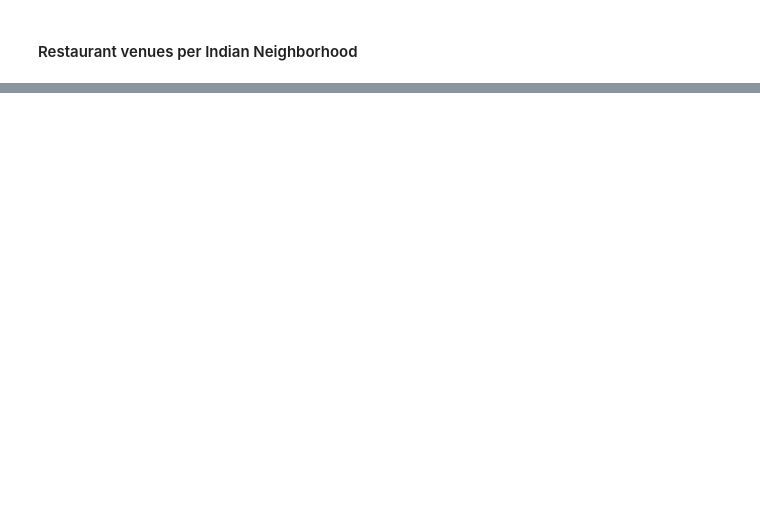
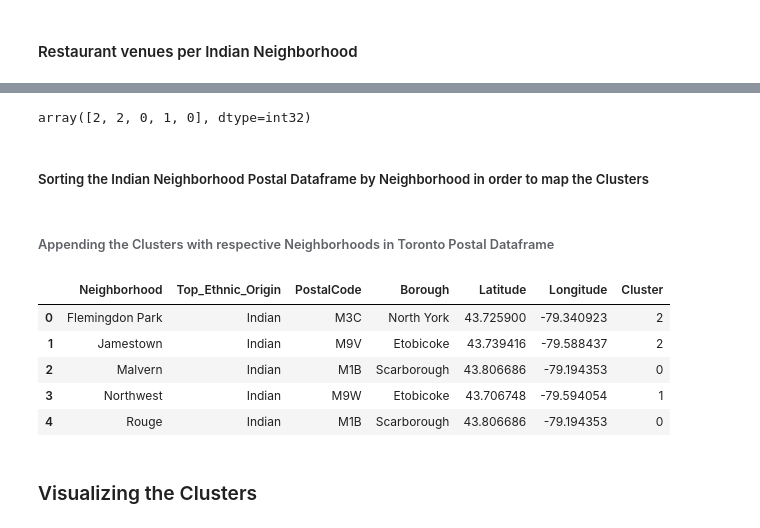
Before and after one commit to anand-sukumar/Coursera_Capstone, a Jupyter notebook: Indian Restaurant at Toronto Recommendation.ipynb, the cells around one changed output, grey strips where cells are left out. Saved outputs shown, nothing was run; the diff lists cells and outputs as text; code cells hidden in the pictures; blank space fills up the shorter version.

```diff
--- a/Indian Restaurant at Toronto Recommendation.ipynb
+++ b/Indian Restaurant at Toronto Recommendation.ipynb
@@ -456,0 +455,27 @@ plt.show()
+# %%
+k = 3
+
+model = KMeans(n_clusters=k, random_state = 0)
+model.fit(Indian_neighborhood_grouped)
+model.labels_
+# %% [output]
+array([2, 2, 0, 1, 0], dtype=int32)
+# %% [markdown]
+##### Sorting the Indian Neighborhood Postal Dataframe by Neighborhood in order to map the Clusters
+# %%
+Indian_neighborhood = Indian_neighborhood.sort_values('Neighborhood', ascending= True).reset_index(drop = True)
+# %% [markdown]
+###### Appending the Clusters with respective Neighborhoods in Toronto Postal Dataframe
+# %%
+Indian_neighborhood = Indian_neighborhood.assign(Cluster = model.labels_)
+# %%
+Indian_neighborhood
+# %% [output]
+|  | Neighborhood | Top_Ethnic_Origin | PostalCode | Borough | Latitude | Longitude | Cluster |
+| 0 | Flemingdon Park | Indian | M3C | North York | 43.725900 | -79.340923 | 2 |
+| 1 | Jamestown | Indian | M9V | Etobicoke | 43.739416 | -79.588437 | 2 |
+| 2 | Malvern | Indian | M1B | Scarborough | 43.806686 | -79.194353 | 0 |
+| 3 | Northwest | Indian | M9W | Etobicoke | 43.706748 | -79.594054 | 1 |
+| 4 | Rouge | Indian | M1B | Scarborough | 43.806686 | -79.194353 | 0 |
+# %% [markdown]
+### Visualizing the Clusters
```
Also changed, not shown: parts of 17 cells of this notebook.
